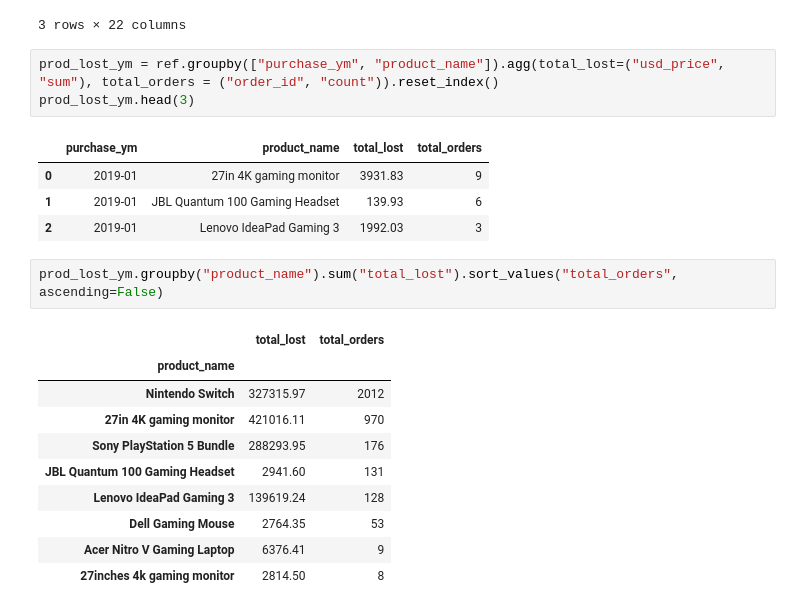
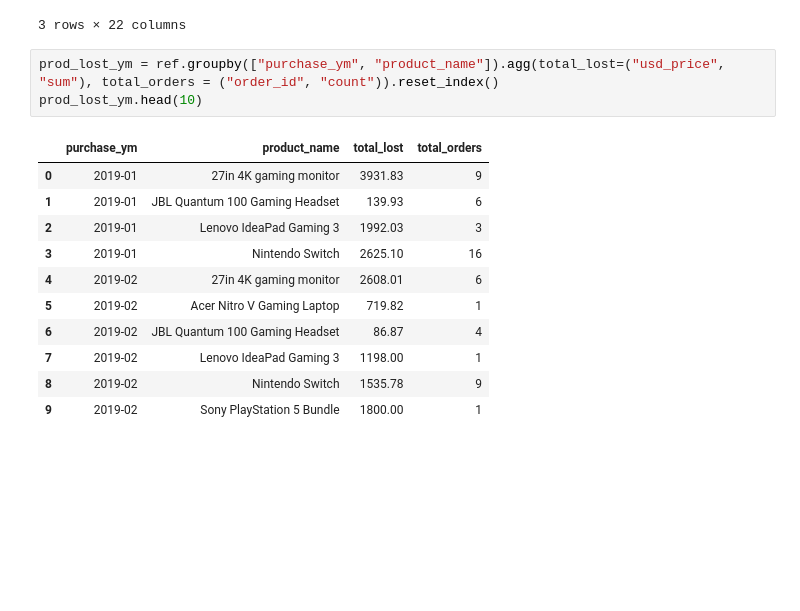
Before and after one commit to mjsluminarias/gamezone-ecommerce, a Jupyter notebook: code_queries/refunds.ipynb, the cells around one changed output. Cells and saved outputs as stored; diff of their text form; blank space fills up the shorter version.

```diff
--- a/code_queries/refunds.ipynb
+++ b/code_queries/refunds.ipynb
@@ -41,22 +41,16 @@ ref.head(3)
 3 rows × 22 columns
 # %%
 prod_lost_ym = ref.groupby(["purchase_ym", "product_name"]).agg(total_lost=("usd_price", "sum"), total_orders = ("order_id", "count")).reset_index()
-prod_lost_ym.head(3)
+prod_lost_ym.head(10)
 # %% [output]
 |  | purchase_ym | product_name | total_lost | total_orders |
 | 0 | 2019-01 | 27in 4K gaming monitor | 3931.83 | 9 |
 | 1 | 2019-01 | JBL Quantum 100 Gaming Headset | 139.93 | 6 |
 | 2 | 2019-01 | Lenovo IdeaPad Gaming 3 | 1992.03 | 3 |
+| 3 | 2019-01 | Nintendo Switch | 2625.10 | 16 |
+| 4 | 2019-02 | 27in 4K gaming monitor | 2608.01 | 6 |
+| 5 | 2019-02 | Acer Nitro V Gaming Laptop | 719.82 | 1 |
+| 6 | 2019-02 | JBL Quantum 100 Gaming Headset | 86.87 | 4 |
+| 7 | 2019-02 | Lenovo IdeaPad Gaming 3 | 1198.00 | 1 |
+| 8 | 2019-02 | Nintendo Switch | 1535.78 | 9 |
+| 9 | 2019-02 | Sony PlayStation 5 Bundle | 1800.00 | 1 |
-# %%
-prod_lost_ym.groupby("product_name").sum("total_lost").sort_values("total_orders", ascending=False)
-# %% [output]
-|  | total_lost | total_orders |
-| product_name |  |  |
-| Nintendo Switch | 327315.97 | 2012 |
-| 27in 4K gaming monitor | 421016.11 | 970 |
-| Sony PlayStation 5 Bundle | 288293.95 | 176 |
-| JBL Quantum 100 Gaming Headset | 2941.60 | 131 |
-| Lenovo IdeaPad Gaming 3 | 139619.24 | 128 |
-| Dell Gaming Mouse | 2764.35 | 53 |
-| Acer Nitro V Gaming Laptop | 6376.41 | 9 |
-| 27inches 4k gaming monitor | 2814.50 | 8 |
```
Also changed, not shown: parts of 8 cells of this notebook, 3 other files.
